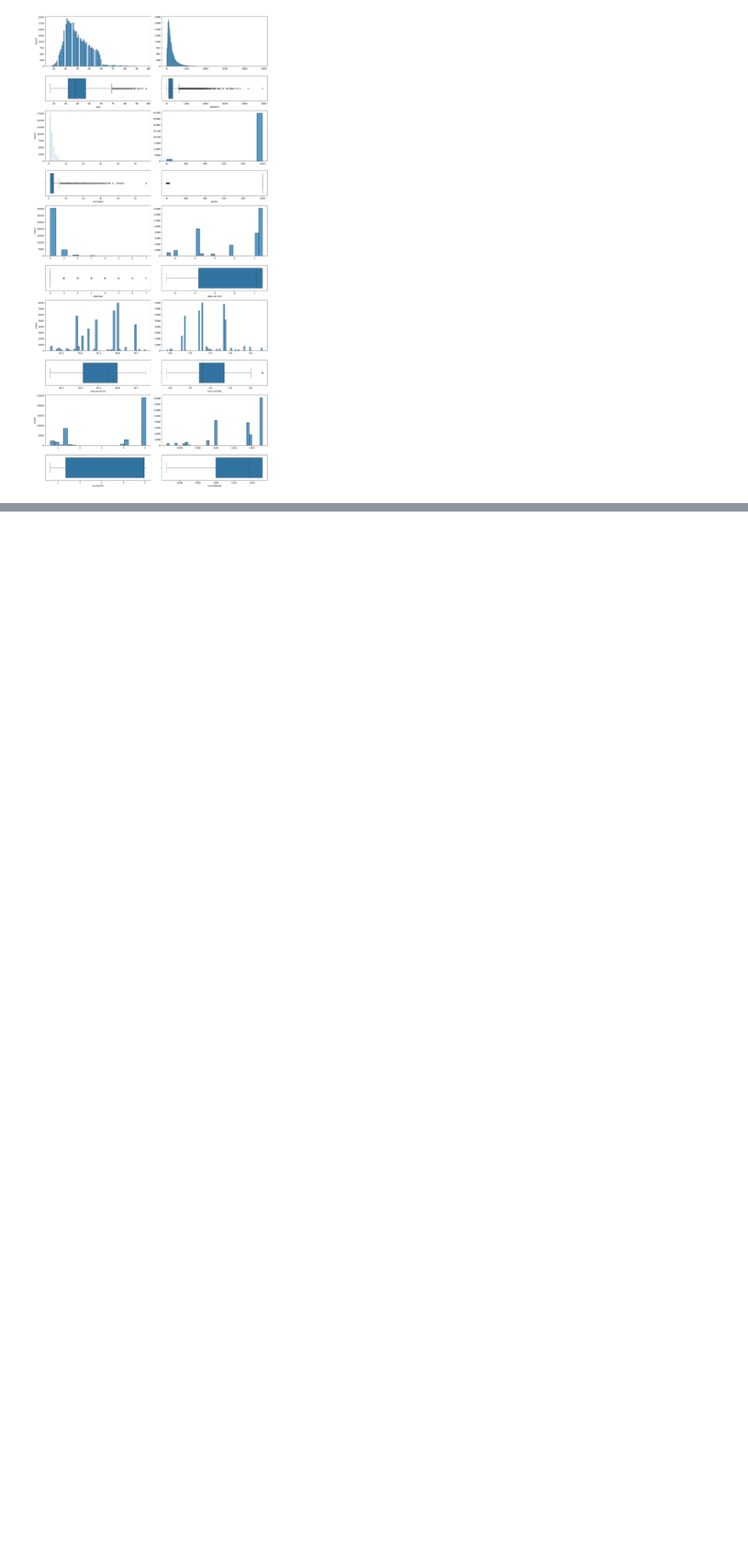
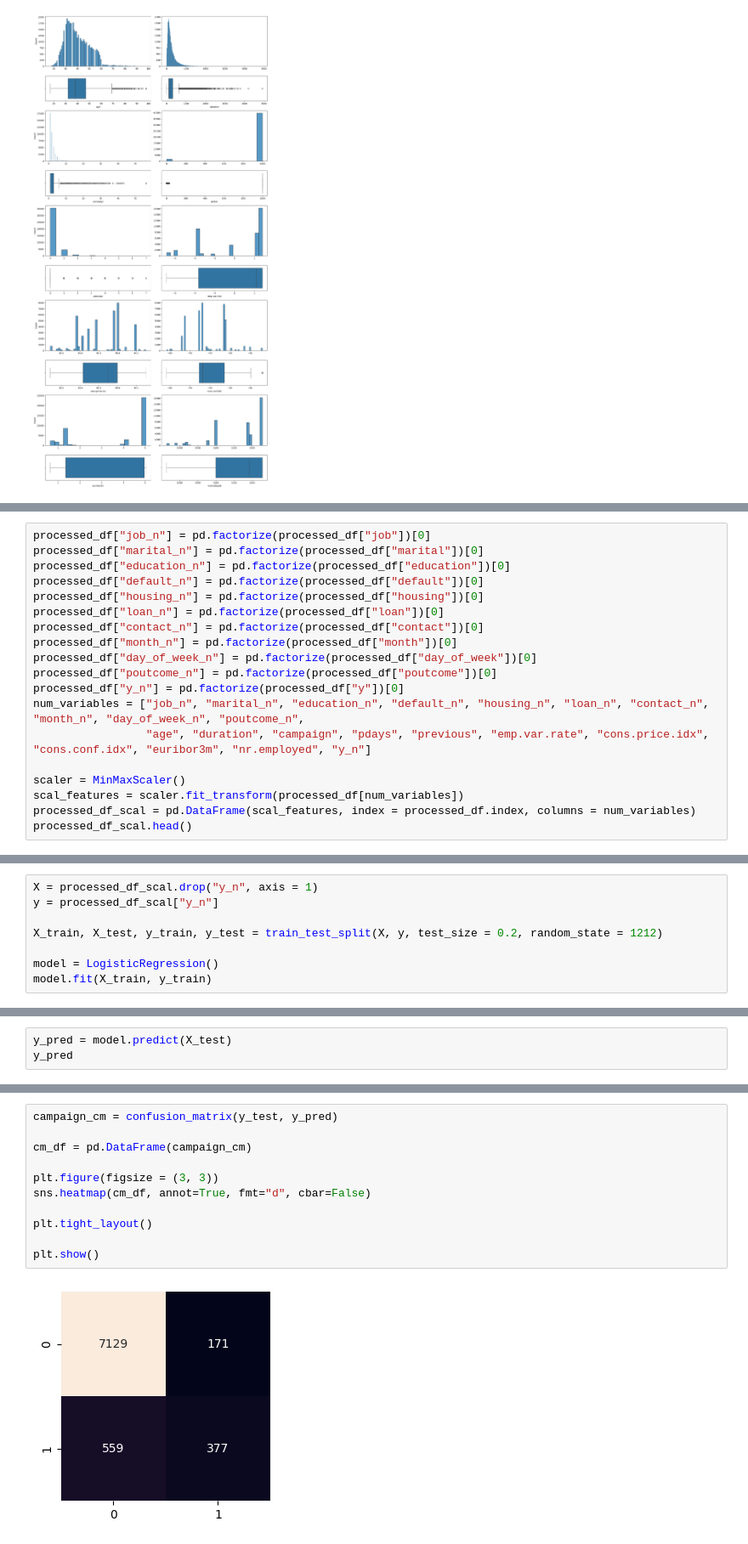
Before and after one commit to felixjbo/Logistic-Regression-Project, a Jupyter notebook: notebooks/notebook.ipynb, the cells around one changed output, grey strips where cells are left out. Shown: that part at 85% size. Saved outputs shown, nothing was run; the diff lists cells and outputs as text; blank space fills up the shorter version.

```diff
--- a/notebooks/notebook.ipynb
+++ b/notebooks/notebook.ipynb
@@ -185,0 +193,19 @@ plt.show()
+# %%
+processed_df["job_n"] = pd.factorize(processed_df["job"])[0]
+processed_df["marital_n"] = pd.factorize(processed_df["marital"])[0]
+processed_df["education_n"] = pd.factorize(processed_df["education"])[0]
+processed_df["default_n"] = pd.factorize(processed_df["default"])[0]
+processed_df["housing_n"] = pd.factorize(processed_df["housing"])[0]
+processed_df["loan_n"] = pd.factorize(processed_df["loan"])[0]
+processed_df["contact_n"] = pd.factorize(processed_df["contact"])[0]
+processed_df["month_n"] = pd.factorize(processed_df["month"])[0]
+processed_df["day_of_week_n"] = pd.factorize(processed_df["day_of_week"])[0]
+processed_df["poutcome_n"] = pd.factorize(processed_df["poutcome"])[0]
+processed_df["y_n"] = pd.factorize(processed_df["y"])[0]
+num_variables = ["job_n", "marital_n", "education_n", "default_n", "housing_n", "loan_n", "contact_n", "month_n", "day_of_week_n", "poutcome_n",
+                 "age", "duration", "campaign", "pdays", "previous", "emp.var.rate", "cons.price.idx", "cons.conf.idx", "euribor3m", "nr.employed", "y_n"]
+
+scaler = MinMaxScaler()
+scal_features = scaler.fit_transform(processed_df[num_variables])
+processed_df_scal = pd.DataFrame(scal_features, index = processed_df.index, columns = num_variables)
+processed_df_scal.head()
@@ -185,0 +222,8 @@ plt.show()
+# %%
+X = processed_df_scal.drop("y_n", axis = 1)
+y = processed_df_scal["y_n"]
+
+X_train, X_test, y_train, y_test = train_test_split(X, y, test_size = 0.2, random_state = 1212)
+
+model = LogisticRegression()
+model.fit(X_train, y_train)
@@ -185,0 +232,3 @@ plt.show()
+# %%
+y_pred = model.predict(X_test)
+y_pred
@@ -185,0 +241,13 @@ plt.show()
+# %%
+campaign_cm = confusion_matrix(y_test, y_pred)
+
+cm_df = pd.DataFrame(campaign_cm)
+
+plt.figure(figsize = (3, 3))
+sns.heatmap(cm_df, annot=True, fmt="d", cbar=False)
+
+plt.tight_layout()
+
+plt.show()
+# %% [output]
+[figure, added]
```
Also changed, not shown: parts of 9 cells of this notebook.
